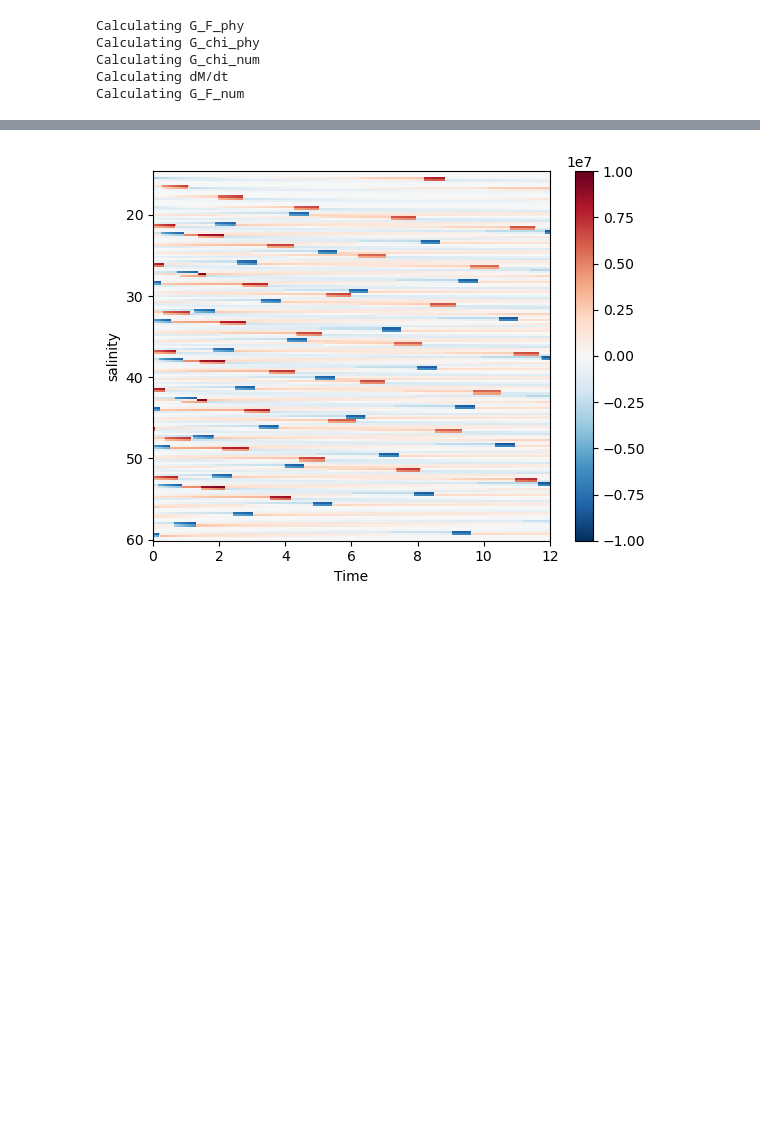
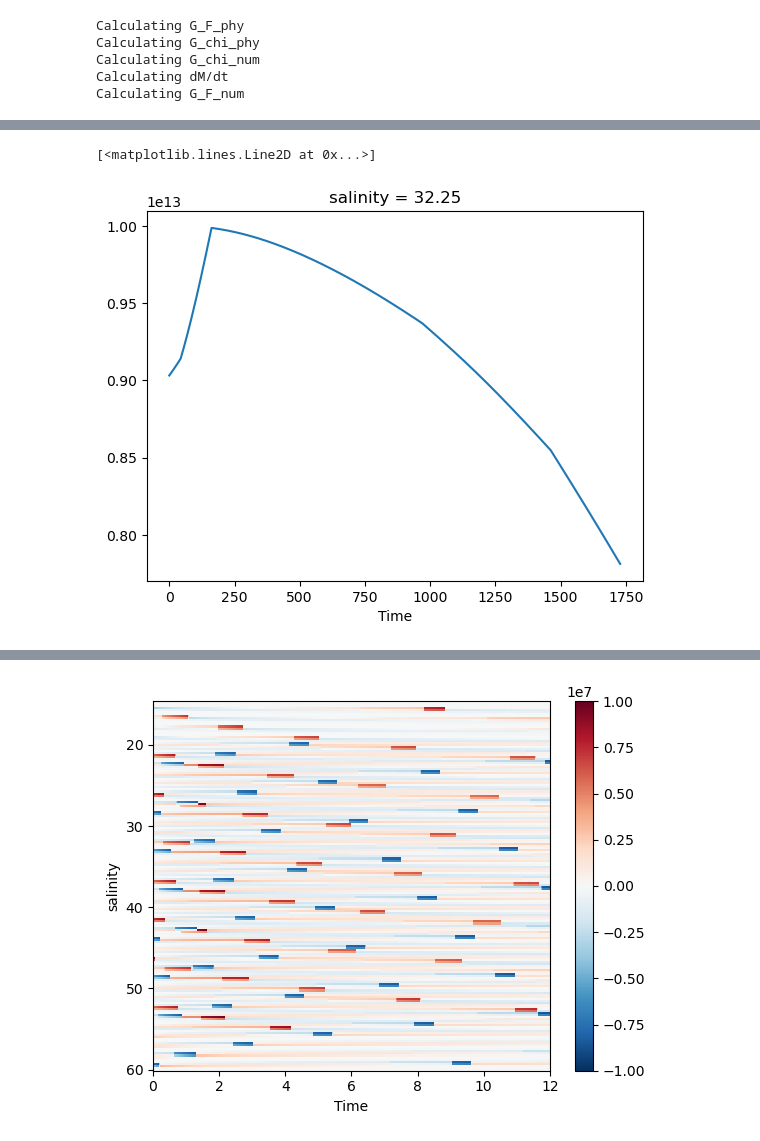
Before and after one commit to kailauyeda/WMT_DVD, a Jupyter notebook: bichan/analysis/preliminary_analysis.ipynb, the cells around one changed output, grey strips where cells are left out. Drawn from its saved outputs; the diff is of its cells as text; code cells hidden in the pictures; blank space fills up the shorter version.

```diff
--- a/bichan/analysis/preliminary_analysis.ipynb
+++ b/bichan/analysis/preliminary_analysis.ipynb
@@ -893,0 +1035,5 @@ Calculating G_F_num
+# %%
+mass_transform.sum(dim='nCells').isel(salinity=70).plot()
+# %% [output]
+[<matplotlib.lines.Line2D at 0x...>]
+[figure, added]
```
Also changed, not shown: parts of 13 cells of this notebook.
